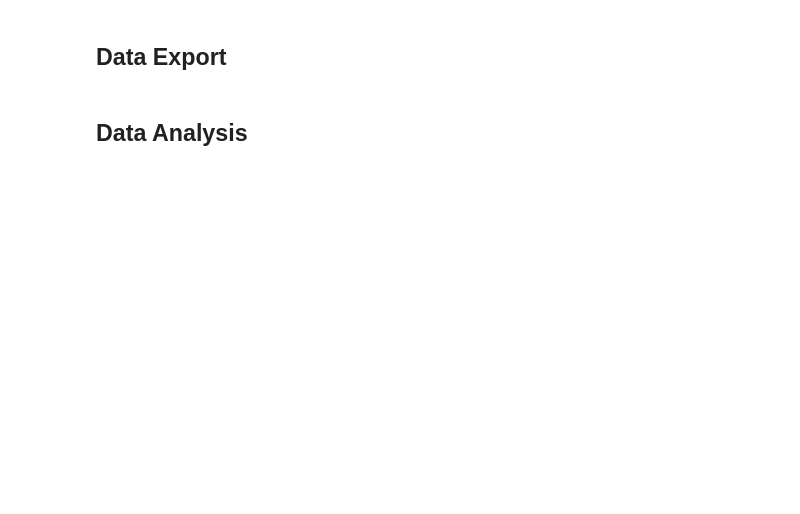
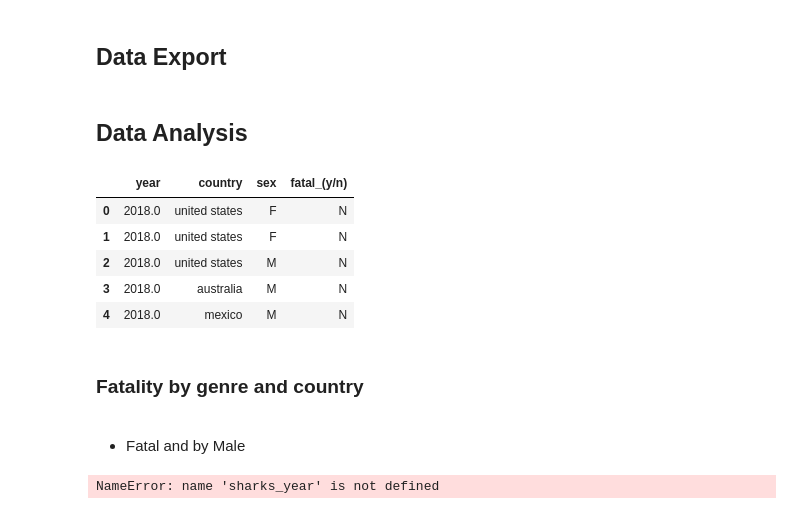
Before and after one commit to luisgzaparolli/Ironhack, a Jupyter notebook: Projects/MiniProject_2/Shark Project/CleaningAndAnalyzeSharksDatabase.ipynb, the cells around one changed output. Drawn from its saved outputs; the diff is of its cells as text; code cells hidden in the pictures; blank space fills up the shorter version.

```diff
--- a/Projects/MiniProject_2/Shark Project/CleaningAndAnalyzeSharksDatabase.ipynb
+++ b/Projects/MiniProject_2/Shark Project/CleaningAndAnalyzeSharksDatabase.ipynb
@@ -396,2 +398,22 @@ Name: sex, dtype: int64
 # %% [markdown]
 ## Data Analysis
+# %%
+sharks_analysis = sharks[['year', 'country', 'sex', 'fatal_(y/n)']]
+# %%
+sharks_analysis.head(5)
+# %% [output]
+|  | year | country | sex | fatal_(y/n) |
+| 0 | 2018.0 | united states | F | N |
+| 1 | 2018.0 | united states | F | N |
+| 2 | 2018.0 | united states | M | N |
+| 3 | 2018.0 | australia | M | N |
+| 4 | 2018.0 | mexico | M | N |
+# %% [markdown]
+### Fatality by genre and country
+<br>
+
+* Fatal and by Male
+# %%
+sharks_year['sex'].value_counts()
+# %% [output]
+NameError: name 'sharks_year' is not defined
```
Also changed, not shown: parts of 36 cells of this notebook, 1 other file.
